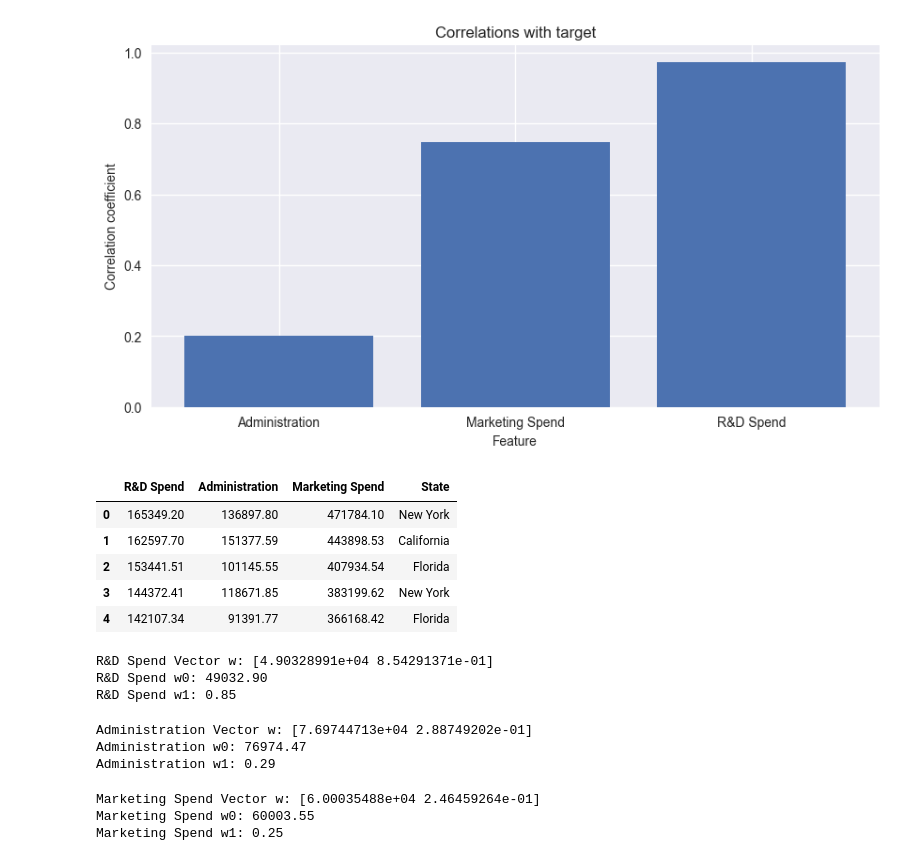
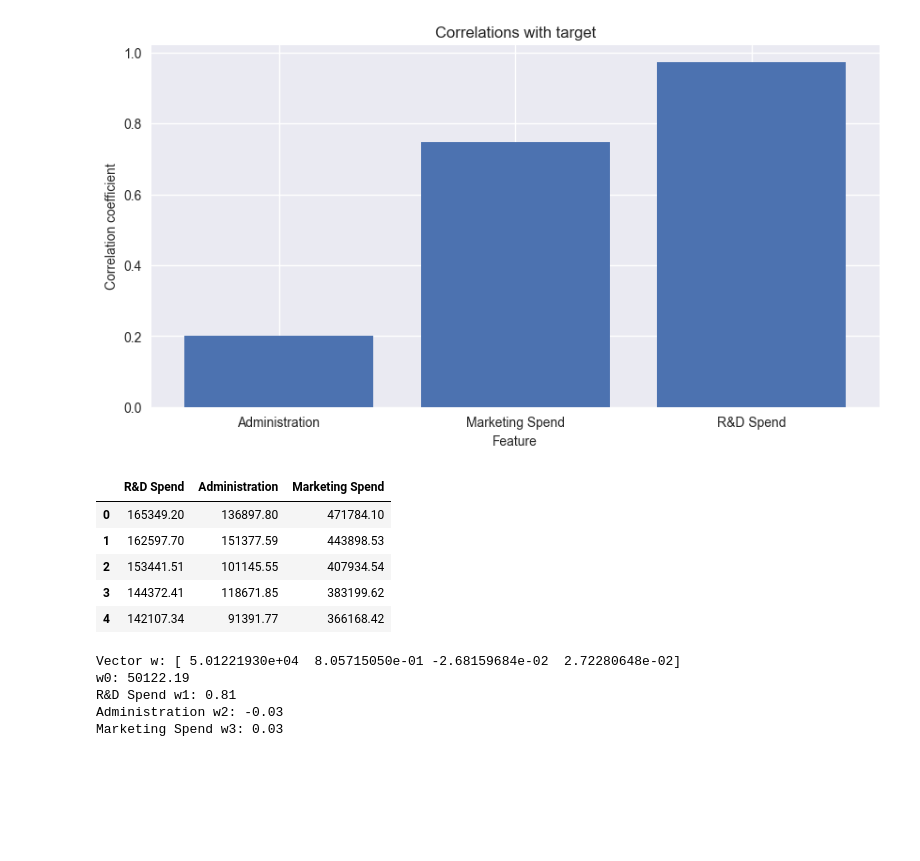
Before and after one commit to abodrij/sf_data_science, a Jupyter notebook: ml_02.ipynb, the cells around one changed output. Cells and saved outputs as stored; diff of their text form; code cells hidden in the pictures; blank space fills up the shorter version.

```diff
--- a/ml_02.ipynb
+++ b/ml_02.ipynb
@@ -555,54 +553,31 @@ ax.set_ylabel('Сorrelation coefficient'); # название оси y
 # %% [output]
 [figure]
 # %%
-X_rd = data_ex_28[['R&D Spend']] # матрица наблюдений R&D Spend
-X_ad = data_ex_28[['Administration']] # матрица наблюдений Administration
-X_ms = data_ex_28[['Marketing Spend']] # матрица наблюдений Marketing Spend
 y_28 = data_ex_28['Profit'] # вектор правильных ответов Profit
-X_all = data_ex_28.drop(columns='Profit')
+X_all = data_ex_28.drop(columns=['Profit',"State"])
 # X_rd.head()
 # y_28.head()
 X_all.head()
 # %% [output]
-|  | R&D Spend | Administration | Marketing Spend | State |
-| 0 | 165349.20 | 136897.80 | 471784.10 | New York |
-| 1 | 162597.70 | 151377.59 | 443898.53 | California |
-| 2 | 153441.51 | 101145.55 | 407934.54 | Florida |
-| 3 | 144372.41 | 118671.85 | 383199.62 | New York |
-| 4 | 142107.34 | 91391.77 | 366168.42 | Florida |
+|  | R&D Spend | Administration | Marketing Spend |
+| 0 | 165349.20 | 136897.80 | 471784.10 |
+| 1 | 162597.70 | 151377.59 | 443898.53 |
+| 2 | 153441.51 | 101145.55 | 407934.54 |
+| 3 | 144372.41 | 118671.85 | 383199.62 |
+| 4 | 142107.34 | 91391.77 | 366168.42 |
 # %%
 # Вычисляем параметры линейной регрессии
-w_rd = linear_regression(X_rd, y_28)
+w_rd = linear_regression(X_all, y_28)
 # Выводим вычисленные значения параметров в виде вектора
-print('R&D Spend Vector w: {}'.format(w_rd))
+print('Vector w: {}'.format(w_rd))
 # Выводим параметры с точностью до двух знаков после запятой
-print('R&D Spend w0: {:.2f}'.format(w_rd[0]))
+print('w0: {:.2f}'.format(w_rd[0]))
 print('R&D Spend w1: {:.2f}'.format(w_rd[1]))
+print('Administration w2: {:.2f}'.format(w_rd[2]))
+print('Marketing Spend w3: {:.2f}'.format(w_rd[3]))
 # %% [output]
-R&D Spend Vector w: [4.90328991e+04 8.54291371e-01]
-R&D Spend w0: 49032.90
-R&D Spend w1: 0.85
+Vector w: [ 5.01221930e+04  8.05715050e-01 -2.68159684e-02  2.72280648e-02]
+w0: 50122.19
+R&D Spend w1: 0.81
+Administration w2: -0.03
+Marketing Spend w3: 0.03
-# %%
-# Вычисляем параметры линейной регрессии
-w_ad = linear_regression(X_ad, y_28)
-# Выводим вычисленные значения параметров в виде вектора
-print('Administration Vector w: {}'.format(w_ad))
-# Выводим параметры с точностью до двух знаков после запятой
-print('Administration w0: {:.2f}'.format(w_ad[0]))
-print('Administration w1: {:.2f}'.format(w_ad[1]))
-# %% [output]
-Administration Vector w: [7.69744713e+04 2.88749202e-01]
-Administration w0: 76974.47
-Administration w1: 0.29
-# %%
-# Вычисляем параметры линейной регрессии
-w_ms = linear_regression(X_ms, y_28)
-# Выводим вычисленные значения параметров в виде вектора
-print('Marketing Spend Vector w: {}'.format(w_ms))
-# Выводим параметры с точностью до двух знаков после запятой
-print('Marketing Spend w0: {:.2f}'.format(w_ms[0]))
-print('Marketing Spend w1: {:.2f}'.format(w_ms[1]))
-# %% [output]
-Marketing Spend Vector w: [6.00035488e+04 2.46459264e-01]
-Marketing Spend w0: 60003.55
-Marketing Spend w1: 0.25
```
Also changed, not shown: parts of 1 cell of this notebook.
